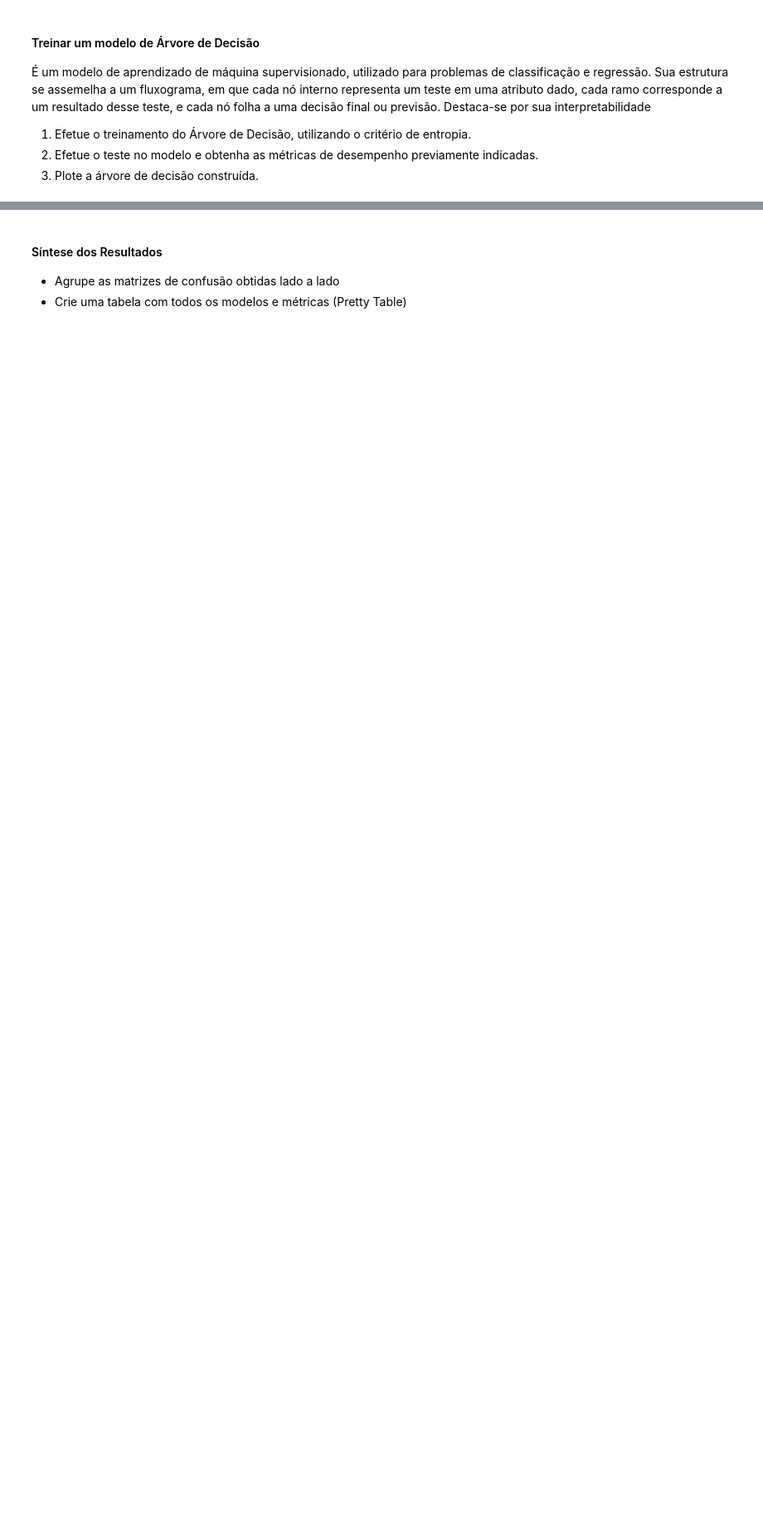
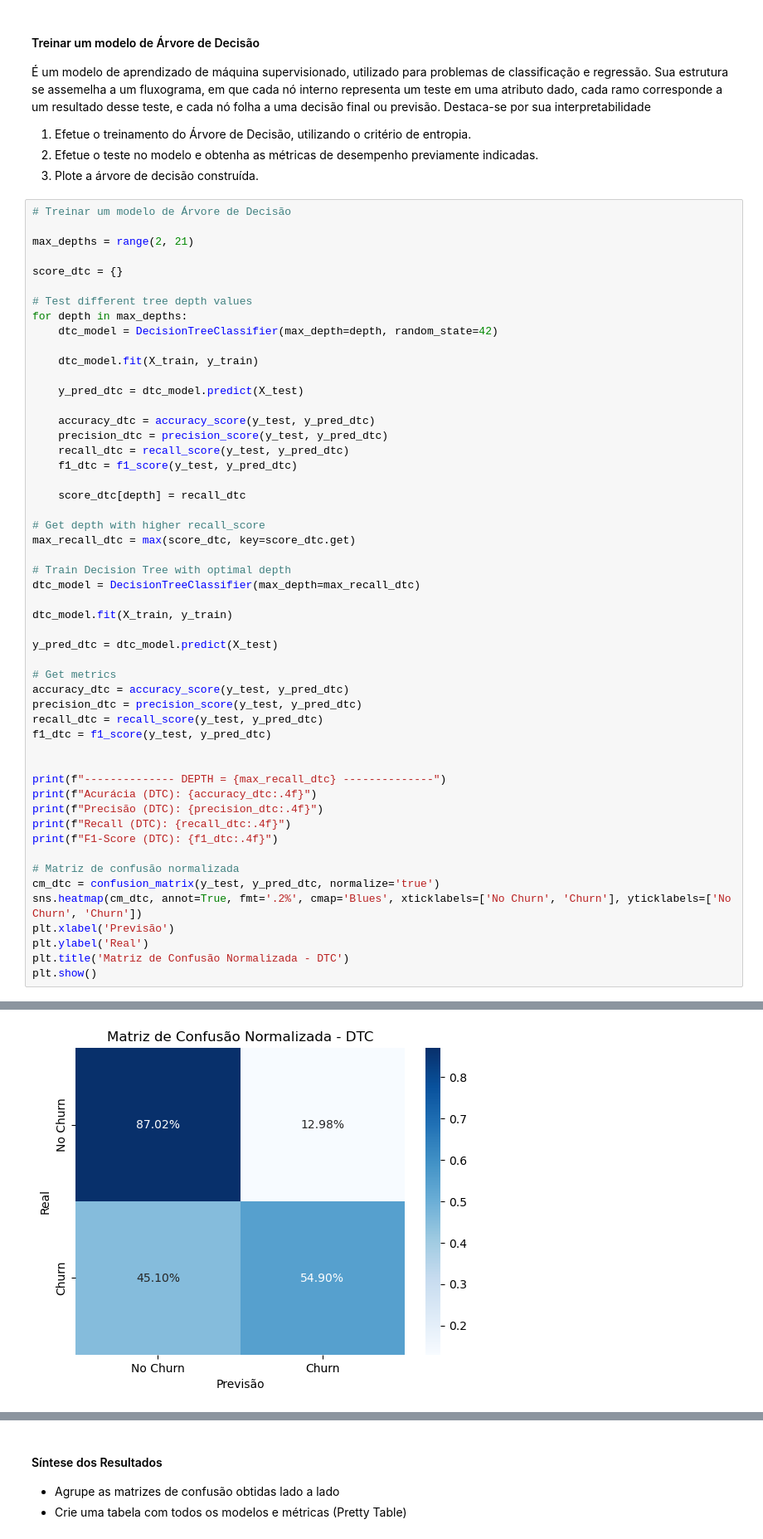
Before and after one commit to Marcelo-Heitor-de-Almeida-Lira/redes_neurais_ap2, a Jupyter notebook: RNA-2025.2-PP1.2.ipynb, the cells around one changed output, grey strips where cells are left out. Shown at 83% size. Cells and saved outputs as stored; diff of their text form; blank space fills up the shorter version.

Commit message:
feat: Decision tree and metrics comparison

```diff
--- a/RNA-2025.2-PP1.2.ipynb
+++ b/RNA-2025.2-PP1.2.ipynb
@@ -907,3 +908,56 @@ F1-Score (KNN): 0.4914
 1. Efetue o treinamento do Árvore de Decisão, utilizando o critério de entropia.
 2. Efetue o teste no modelo e obtenha as métricas de desempenho previamente indicadas.
 3. Plote a árvore de decisão construída.
+# %%
+# Treinar um modelo de Árvore de Decisão
+
+max_depths = range(2, 21)
+
+score_dtc = {}
+
+# Test different tree depth values
+for depth in max_depths:
+    dtc_model = DecisionTreeClassifier(max_depth=depth, random_state=42)
+
+    dtc_model.fit(X_train, y_train)
+
+    y_pred_dtc = dtc_model.predict(X_test)
+
+    accuracy_dtc = accuracy_score(y_test, y_pred_dtc)
+    precision_dtc = precision_score(y_test, y_pred_dtc)
+    recall_dtc = recall_score(y_test, y_pred_dtc)
+    f1_dtc = f1_score(y_test, y_pred_dtc)
+
+    score_dtc[depth] = recall_dtc
+
+# Get depth with higher recall_score
+max_recall_dtc = max(score_dtc, key=score_dtc.get)
+
+# Train Decision Tree with optimal depth
+dtc_model = DecisionTreeClassifier(max_depth=max_recall_dtc)
+
+dtc_model.fit(X_train, y_train)
+
+y_pred_dtc = dtc_model.predict(X_test)
+
+# Get metrics
+accuracy_dtc = accuracy_score(y_test, y_pred_dtc)
+precision_dtc = precision_score(y_test, y_pred_dtc)
+recall_dtc = recall_score(y_test, y_pred_dtc)
+f1_dtc = f1_score(y_test, y_pred_dtc)
+
+
+print(f"-------------- DEPTH = {max_recall_dtc} --------------")
+print(f"Acurácia (DTC): {accuracy_dtc:.4f}")
+print(f"Precisão (DTC): {precision_dtc:.4f}")
+print(f"Recall (DTC): {recall_dtc:.4f}")
+print(f"F1-Score (DTC): {f1_dtc:.4f}")
+
+# Matriz de confusão normalizada
+cm_dtc = confusion_matrix(y_test, y_pred_dtc, normalize='true')
+sns.heatmap(cm_dtc, annot=True, fmt='.2%', cmap='Blues', xticklabels=['No Churn', 'Churn'], yticklabels=['No Churn', 'Churn'])
+plt.xlabel('Previsão')
+plt.ylabel('Real')
+plt.title('Matriz de Confusão Normalizada - DTC')
+plt.show()
+# %% [output]
@@ -909,0 +969 @@ F1-Score (KNN): 0.4914
+[figure, added]
```
Also changed, not shown: parts of 8 cells of this notebook, 1 other file.
